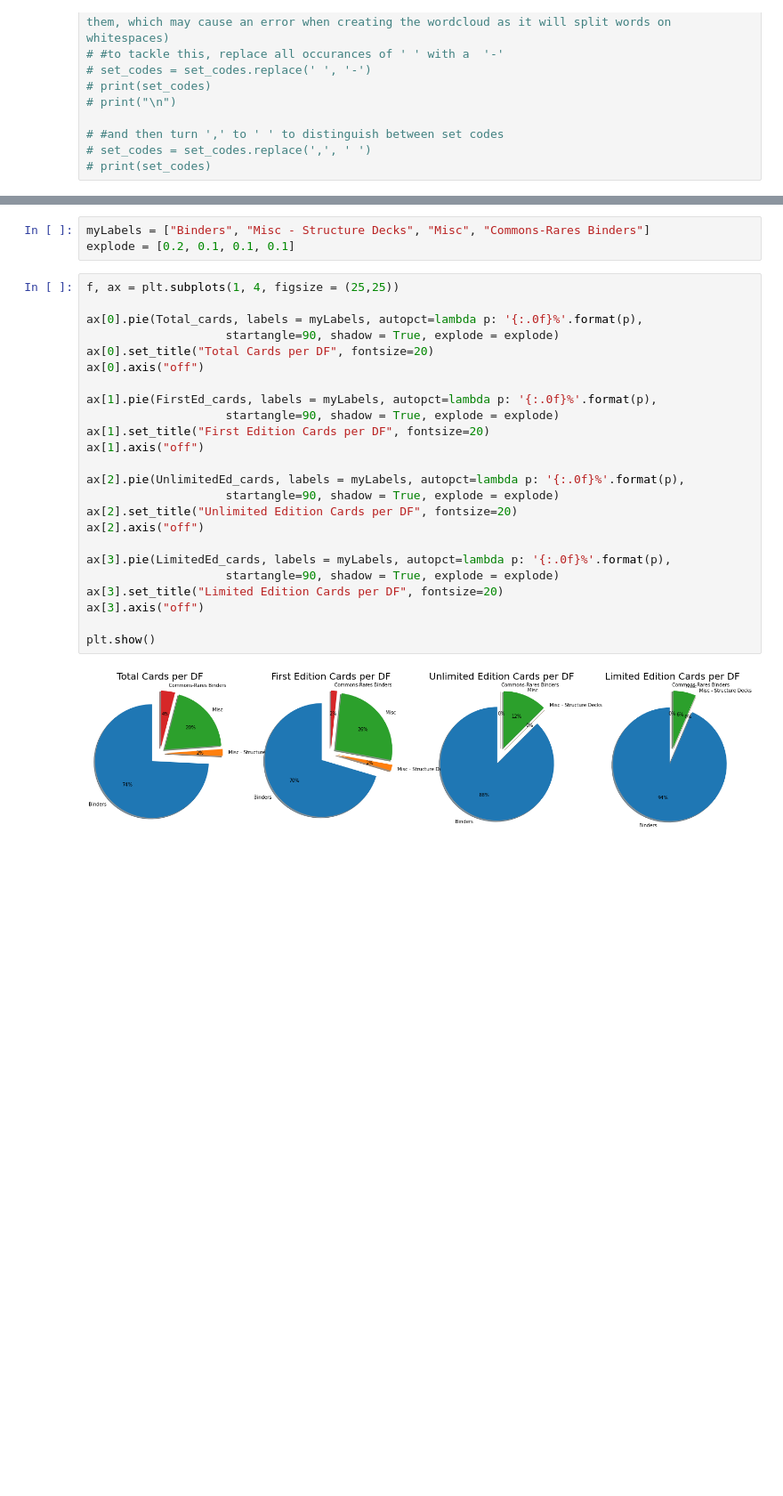
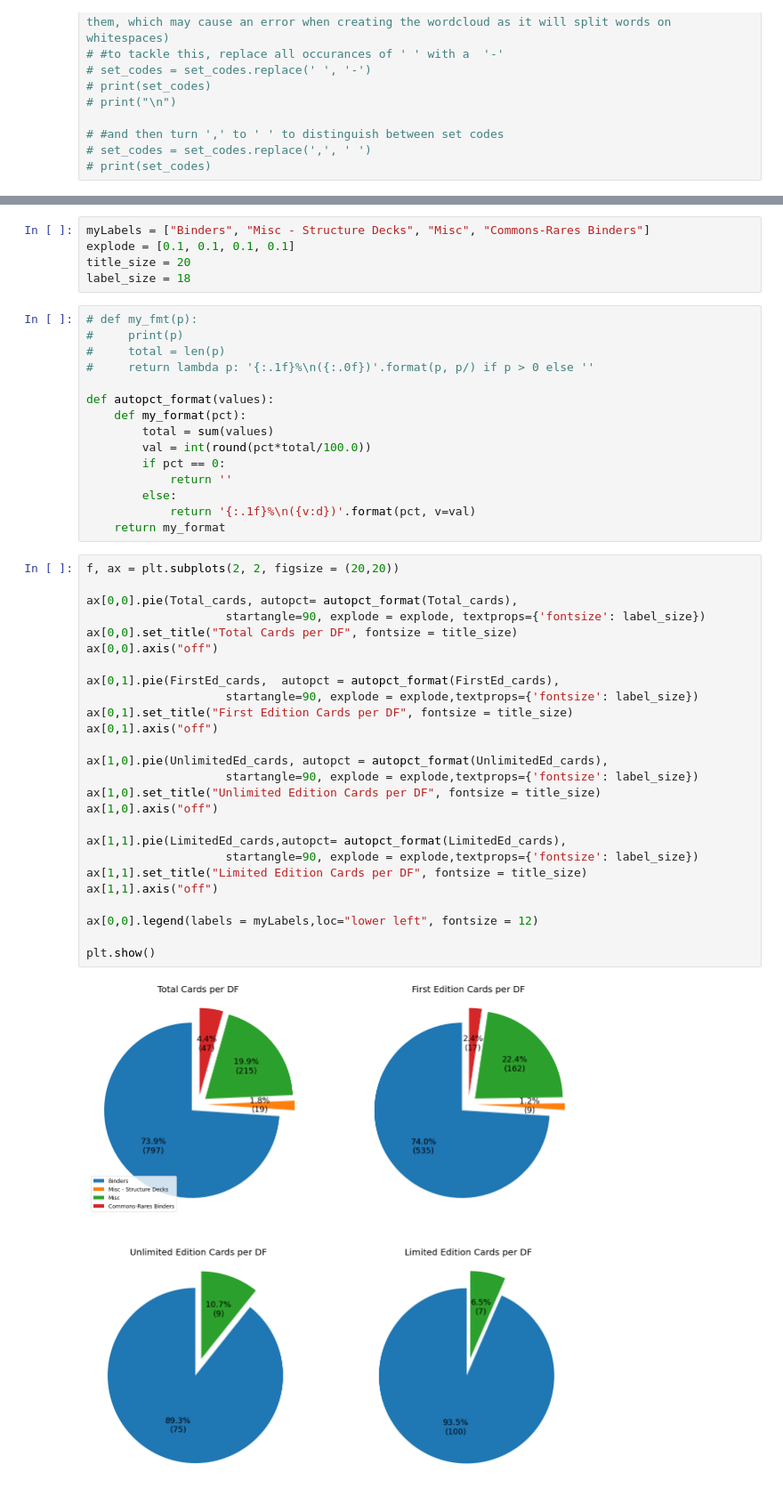
Before and after one commit to lefteris1999/myYugiohCollection, a Jupyter notebook: EDA-YuGiOh!.ipynb, the cells around one changed output, grey strips where cells are left out. Shown at 89% size. Drawn from its saved outputs; the diff is of its cells as text; blank space fills up the shorter version.

Commit message:
fixed pie charts and updated data

```diff
--- a/EDA-YuGiOh!.ipynb
+++ b/EDA-YuGiOh!.ipynb
@@ -313,29 +312,48 @@ Limited Edition cards in each df is [87, 0, 6, 0]
 # %%
 myLabels = ["Binders", "Misc - Structure Decks", "Misc", "Commons-Rares Binders"]
-explode = [0.2, 0.1, 0.1, 0.1]
+explode = [0.1, 0.1, 0.1, 0.1]
+title_size = 20
+label_size = 18
+# %%
+# def my_fmt(p):
+#     print(p)
+#     total = len(p)
+#     return lambda p: '{:.1f}%\n({:.0f})'.format(p, p/) if p > 0 else ''
+
+def autopct_format(values):
+    def my_format(pct):
+        total = sum(values)
+        val = int(round(pct*total/100.0))
+        if pct == 0:
+            return ''
+        else:
+            return '{:.1f}%\n({v:d})'.format(pct, v=val)
+    return my_format
 # %%
-f, ax = plt.subplots(1, 4, figsize = (25,25))
+f, ax = plt.subplots(2, 2, figsize = (20,20))
 
-ax[0].pie(Total_cards, labels = myLabels, autopct=lambda p: '{:.0f}%'.format(p),
-                    startangle=90, shadow = True, explode = explode)
-ax[0].set_title("Total Cards per DF", fontsize=20)
-ax[0].axis("off")
+ax[0,0].pie(Total_cards, autopct= autopct_format(Total_cards),
+                    startangle=90, explode = explode, textprops={'fontsize': label_size})
+ax[0,0].set_title("Total Cards per DF", fontsize = title_size)
+ax[0,0].axis("off")
 
-ax[1].pie(FirstEd_cards, labels = myLabels, autopct=lambda p: '{:.0f}%'.format(p),
-                    startangle=90, shadow = True, explode = explode)
-ax[1].set_title("First Edition Cards per DF", fontsize=20)
-ax[1].axis("off")
+ax[0,1].pie(FirstEd_cards,  autopct = autopct_format(FirstEd_cards),
+                    startangle=90, explode = explode,textprops={'fontsize': label_size})
+ax[0,1].set_title("First Edition Cards per DF", fontsize = title_size)
+ax[0,1].axis("off")
 
-ax[2].pie(UnlimitedEd_cards, labels = myLabels, autopct=lambda p: '{:.0f}%'.format(p),
-                    startangle=90, shadow = True, explode = explode)
-ax[2].set_title("Unlimited Edition Cards per DF", fontsize=20)
-ax[2].axis("off")
+ax[1,0].pie(UnlimitedEd_cards, autopct = autopct_format(UnlimitedEd_cards),
+                    startangle=90, explode = explode,textprops={'fontsize': label_size})
+ax[1,0].set_title("Unlimited Edition Cards per DF", fontsize = title_size)
+ax[1,0].axis("off")
 
-ax[3].pie(LimitedEd_cards, labels = myLabels, autopct=lambda p: '{:.0f}%'.format(p),
-                    startangle=90, shadow = True, explode = explode)
-ax[3].set_title("Limited Edition Cards per DF", fontsize=20)
-ax[3].axis("off")
+ax[1,1].pie(LimitedEd_cards,autopct= autopct_format(LimitedEd_cards),
+                    startangle=90, explode = explode,textprops={'fontsize': label_size})
+ax[1,1].set_title("Limited Edition Cards per DF", fontsize = title_size)
+ax[1,1].axis("off")
+
+ax[0,0].legend(labels = myLabels,loc="lower left", fontsize = 12)
 
 plt.show()
 # %% [output]
-[figure, old version]
+[figure, new version]
```
Also changed, not shown: parts of 11 cells of this notebook, 3 other files.
